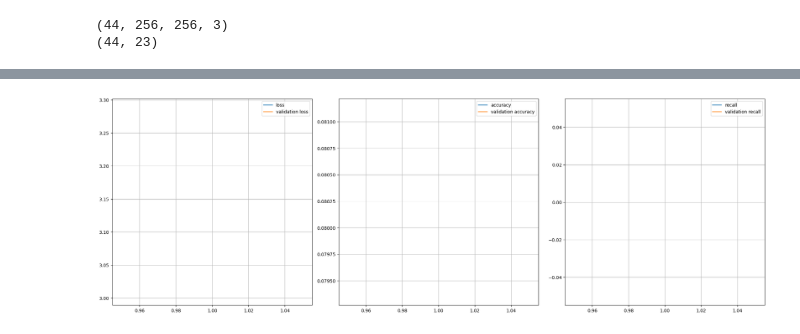
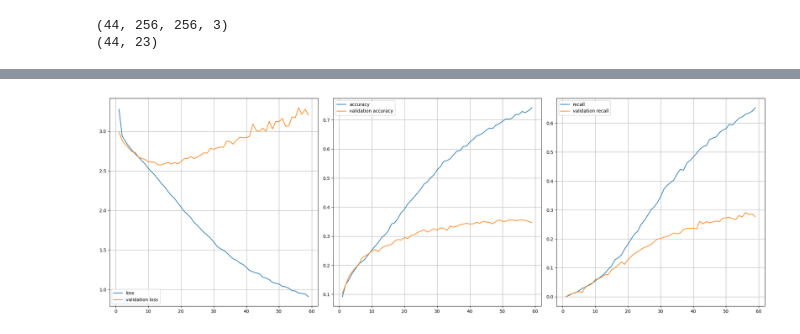
Before and after one commit to manya706/Dermatological-Manifestation-SIH, a Jupyter notebook: model-experimentation.ipynb, the cells around one changed output, grey strips where cells are left out. Drawn from its saved outputs; the diff is of its cells as text; code cells hidden in the pictures.

```diff
--- a/model-experimentation.ipynb
+++ b/model-experimentation.ipynb
@@ -145,7 +168,7 @@ early_stopping_callback = keras.callbacks.EarlyStopping(
     monitor='val_accuracy',
     mode='max',
     min_delta=0.00875,            # Minimum change in accuracy to be considered an improvement
-    patience=5,               # Number of epochs with no improvement to stop training
+    patience=15,               # Number of epochs with no improvement to stop training
     restore_best_weights=True  # Restore model weights to the best checkpoint
 )
 # %%
@@ -153,42 +176,43 @@ num_classes = len(class_names)
 
 model = tf.keras.Sequential([
   layers.Rescaling(1./255),
-  layers.Conv2D(8, 11, (1, 1), activation=tf.keras.layers.LeakyReLU(alpha=0.1), kernel_regularizer='l2'),
+  layers.Conv2D(8, 8, (1, 1), activation=tf.keras.layers.LeakyReLU(alpha=0.1), kernel_regularizer='l2'),
+  layers.Conv2D(16, 7, (2, 2), activation=tf.keras.layers.LeakyReLU(alpha=0.1), kernel_regularizer='l2'),
   # layers.MaxPooling2D((3, 3)),
-  layers.Conv2D(32, 9, (2, 2), activation=tf.keras.layers.LeakyReLU(alpha=0.1), kernel_regularizer='l2'),
-  layers.Conv2D(64, 7, (2, 2), activation=tf.keras.layers.LeakyReLU(alpha=0.1), kernel_regularizer='l2'),
-  layers.Conv2D(96, 5, (2, 2), activation=tf.keras.layers.LeakyReLU(alpha=0.1), kernel_regularizer='l2'),
-  layers.Conv2D(144, 3, (1, 1), activation=tf.keras.layers.LeakyReLU(alpha=0.1), kernel_regularizer='l2'),
-  layers.Conv2D(12, 3, (2, 2), activation=tf.keras.layers.LeakyReLU(alpha=0.1)),
-  layers.MaxPooling2D((2, 2)),
+  layers.Conv2D(24, 6, (2, 2), activation=tf.keras.layers.LeakyReLU(alpha=0.1), kernel_regularizer='l2'),
+  layers.Conv2D(32, 5, (2, 2), activation=tf.keras.layers.LeakyReLU(alpha=0.1), kernel_regularizer='l2'),
+  layers.Conv2D(40, 4, (2, 2), activation=tf.keras.layers.LeakyReLU(alpha=0.1), kernel_regularizer='l2'),
+  layers.Conv2D(48, 3, (1, 1), activation=tf.keras.layers.LeakyReLU(alpha=0.1), kernel_regularizer='l2'),
+  # layers.Conv2D(12, 3, (2, 2), activation=tf.keras.layers.LeakyReLU(alpha=0.1)),
+  # layers.MaxPooling2D((2, 2)),
   layers.Flatten(),
-  layers.Dropout(0.4),
+  layers.Dropout(0.35),
   # layers.Dense(32 * num_classes, activation=tf.keras.layers.LeakyReLU(alpha=0.1)),
   # layers.Dropout(0.35),
   layers.Dense(16 * num_classes, activation=tf.keras.layers.LeakyReLU(alpha=0.1)),
   layers.Dropout(0.3),
   layers.Dense(8 * num_classes, activation=tf.keras.layers.LeakyReLU(alpha=0.1)),
   layers.Dropout(0.25),
   layers.Dense(num_classes, activation='softmax')
 ])
 
 model.compile(
   optimizer=keras.optimizers.Adam(learning_rate=0.0005),
   loss=tf.keras.losses.CategoricalCrossentropy(),
   metrics=[
     'accuracy',
     keras.metrics.Recall(thresholds=0.5, class_id=None, name='recall')
 ])
 
 fit = model.fit(
   train_ds,
   validation_data=val_ds,
   epochs=100,
   callbacks=[
     tensorboard_callback,
     PlotLearning(val=True),
     early_stopping_callback
     ]
 )
 # %% [output]
-[figure, old version]
+[figure, new version]
```
Also changed, not shown: parts of 12 cells of this notebook, 30 other files.
